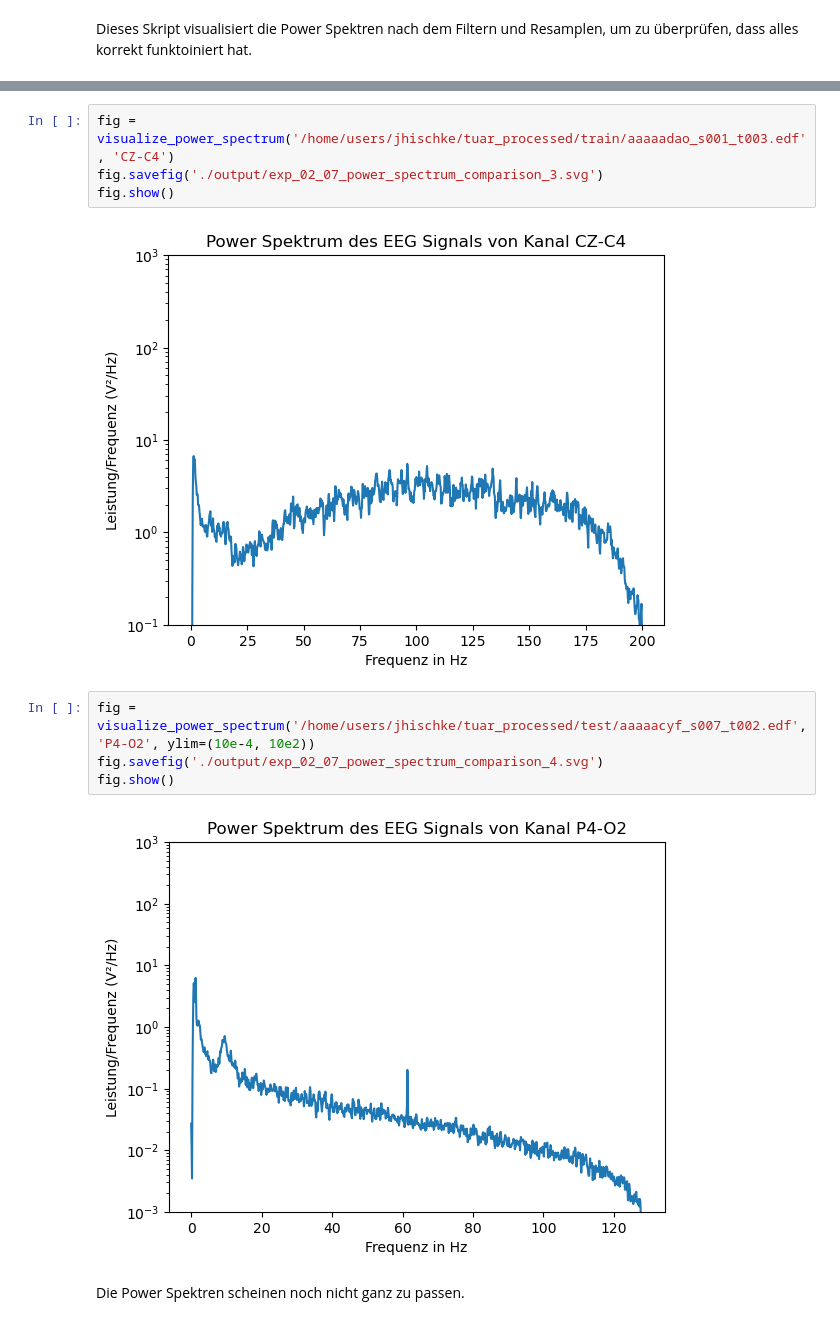
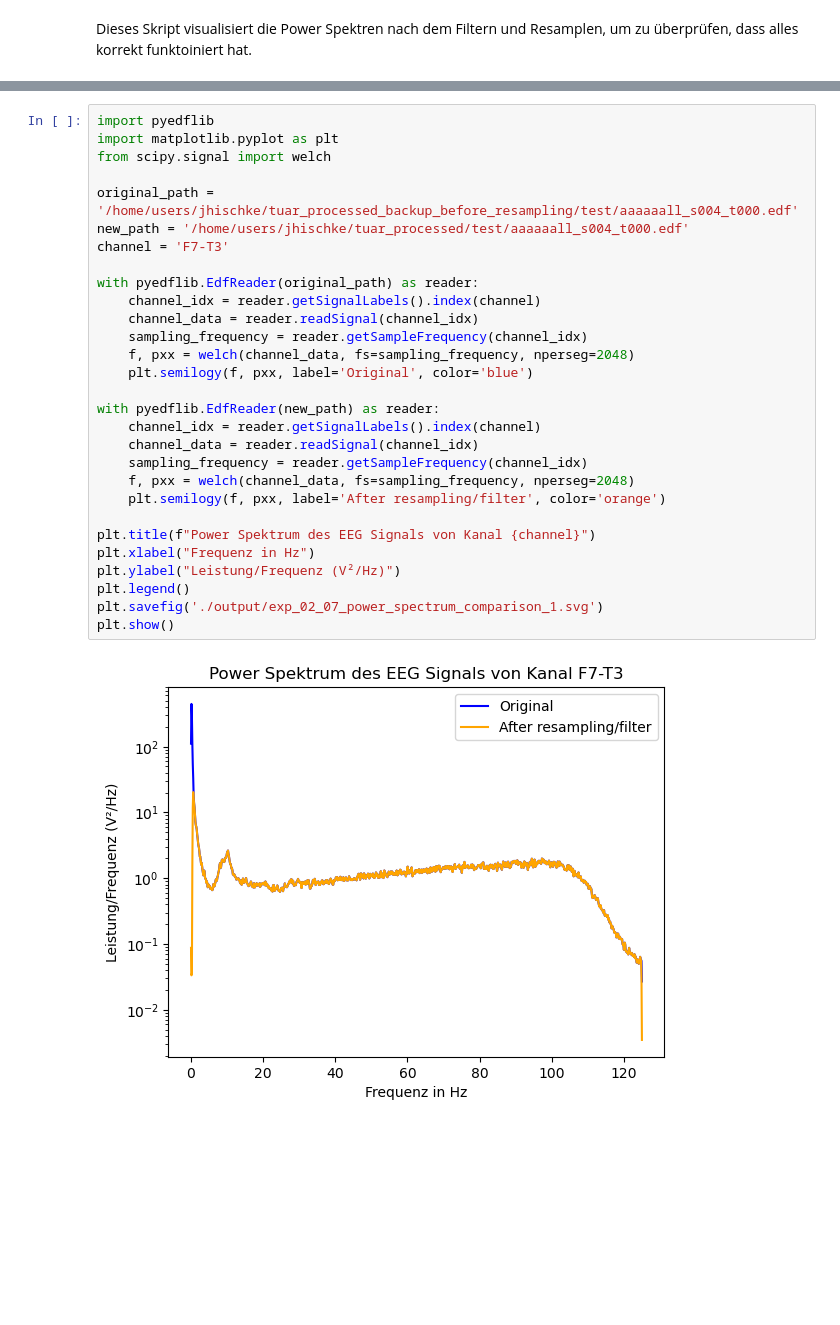
Before and after one commit to stuckkk/artifact-detection-seminar, a Jupyter notebook: experiments/02 - Preprocessing/exp_02_07.ipynb, the cells around one changed output, grey strips where cells are left out. Saved outputs shown, nothing was run; the diff lists cells and outputs as text; blank space fills up the shorter version.

Commit message:
Fix error with sample Frequency and re-run all the experiments

```diff
--- a/experiments/02 - Preprocessing/exp_02_07.ipynb
+++ b/experiments/02 - Preprocessing/exp_02_07.ipynb
@@ -17,14 +3,31 @@ fig.show()
-# %%
-fig = visualize_power_spectrum('/home/users/jhischke/tuar_processed/train/aaaaadao_s001_t003.edf', 'CZ-C4')
-fig.savefig('./output/exp_02_07_power_spectrum_comparison_3.svg')
-fig.show()
-# %% [output]
-[figure, removed]
-# %%
-fig = visualize_power_spectrum('/home/users/jhischke/tuar_processed/test/aaaaacyf_s007_t002.edf', 'P4-O2', ylim=(10e-4, 10e2))
-fig.savefig('./output/exp_02_07_power_spectrum_comparison_4.svg')
-fig.show()
-# %% [output]
-[figure, removed]
-# %% [markdown]
-Die Power Spektren scheinen noch nicht ganz zu passen.
+# %%
+import pyedflib
+import matplotlib.pyplot as plt
+from scipy.signal import welch
+
+original_path = '/home/users/jhischke/tuar_processed_backup_before_resampling/test/aaaaaall_s004_t000.edf'
+new_path = '/home/users/jhischke/tuar_processed/test/aaaaaall_s004_t000.edf'
+channel = 'F7-T3'
+
+with pyedflib.EdfReader(original_path) as reader:
+    channel_idx = reader.getSignalLabels().index(channel)
+    channel_data = reader.readSignal(channel_idx)
+    sampling_frequency = reader.getSampleFrequency(channel_idx)
+    f, pxx = welch(channel_data, fs=sampling_frequency, nperseg=2048)
+    plt.semilogy(f, pxx, label='Original', color='blue')
+
+with pyedflib.EdfReader(new_path) as reader:
+    channel_idx = reader.getSignalLabels().index(channel)
+    channel_data = reader.readSignal(channel_idx)
+    sampling_frequency = reader.getSampleFrequency(channel_idx)
+    f, pxx = welch(channel_data, fs=sampling_frequency, nperseg=2048)
+    plt.semilogy(f, pxx, label='After resampling/filter', color='orange')
+
+plt.title(f"Power Spektrum des EEG Signals von Kanal {channel}")
+plt.xlabel("Frequenz in Hz")
+plt.ylabel("Leistung/Frequenz (V²/Hz)")
+plt.legend()
+plt.savefig('./output/exp_02_07_power_spectrum_comparison_1.svg')
+plt.show()
+# %% [output]
+[figure, added]
```
Also changed, not shown: parts of 6 cells of this notebook, 11 other files.
